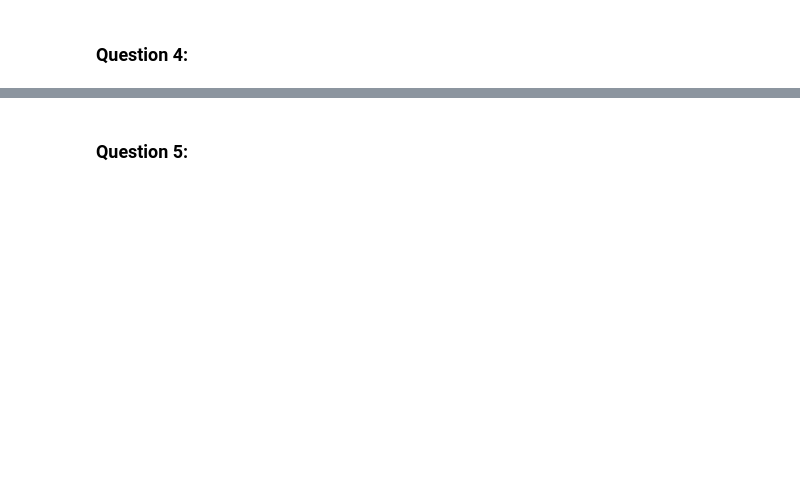
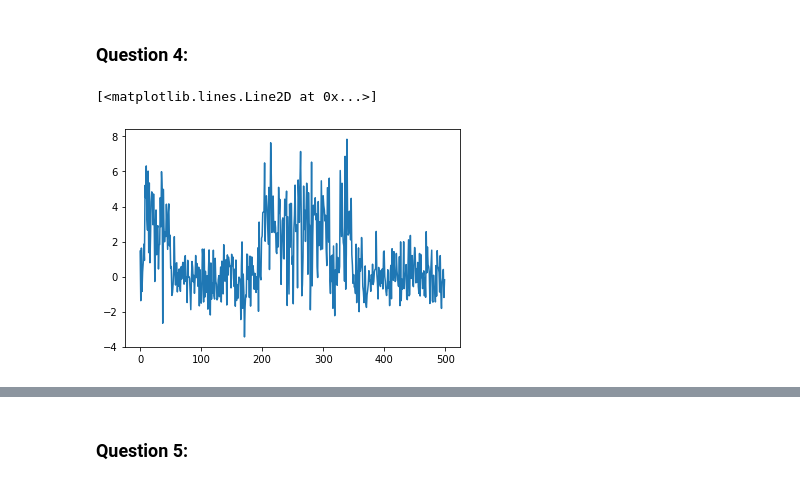
Before and after one commit to serkanardaa/Pattern-Assignment1, a Jupyter notebook: EQ2341_Assignment_1.ipynb, the cells around one changed output, grey strips where cells are left out. Saved outputs shown, nothing was run; the diff lists cells and outputs as text; code cells hidden in the pictures; blank space fills up the shorter version.

```diff
--- a/EQ2341_Assignment_1.ipynb
+++ b/EQ2341_Assignment_1.ipynb
@@ -126,2 +128,24 @@ Mean: 0.6298436601257472 Variance: 3.078965650073444
 # %% [markdown]
 ### Question 4:
+# %%
+
+# Example: Define and use a simple infinite-duration HMM
+
+# State generator
+
+q = np.array( [ 0.75, 0.25 ] )
+mc = MarkovChain( q, np.array( [ [ 0.99, 0.01 ], [ 0.03, 0.97 ] ] ) )
+
+g1 = GaussD( means=[0], stdevs=[1] )   # Distribution for state = 1
+g2 = GaussD( means=[3], stdevs=[2] )   # Distribution for state = 2
+h  = HMM( mc, [g1, g2])                # The HMM
+
+# Generate an output sequence
+x,s = h.rand( 500 )
+
+s = s + 1 # since our code outputs j = 0,1 not j = 1,2
+
+plt.plot(x[0])
+# %% [output]
+[<matplotlib.lines.Line2D at 0x...>]
+[figure, added]
```
Also changed, not shown: parts of 9 cells of this notebook, 2 other files.
